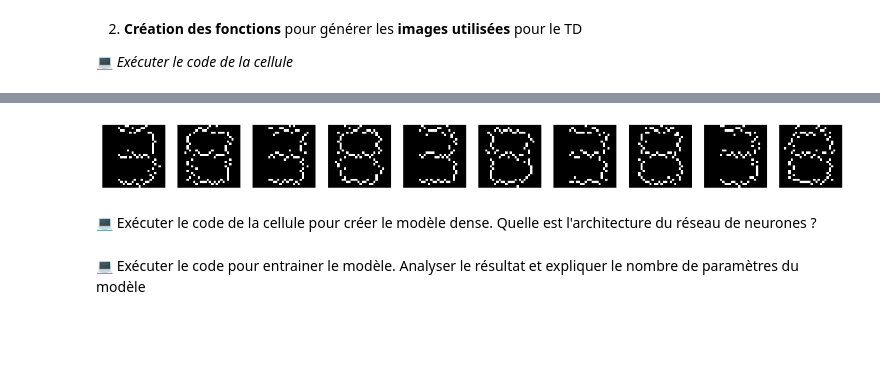
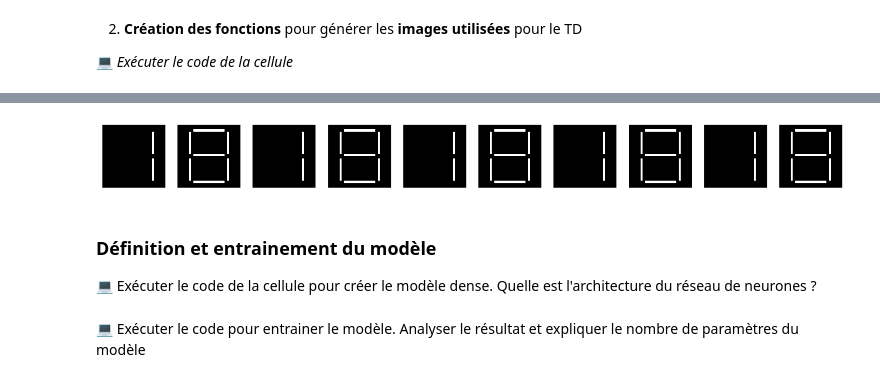
Before and after one commit to Pierre-Loic/phelma-sicom-3PMPOLS6-td, a Jupyter notebook: content/TD_2_1.ipynb, the cells around one changed output, grey strips where cells are left out. Saved outputs shown, nothing was run; the diff lists cells and outputs as text; code cells hidden in the pictures; blank space fills up the shorter version.

```diff
--- a/content/TD_2_1.ipynb
+++ b/content/TD_2_1.ipynb
@@ -98,13 +102,17 @@ def create_dataset(nb_train=6000, nb_test=1000, val=(3, 15), sigma=1, all_nb=Fal
 # %%
-(x_train, y_train, x_test, y_test) = create_dataset(val=(3, 8), sigma=1, all_nb=False)
+val = (1, 8)
+
+(x_train, y_train, x_test, y_test) = create_dataset(val=val, sigma=.1, all_nb=False)
 fig, axs = plt.subplots(1, 10, figsize=(15, 15))
 for i in range(10):
     axs[i].imshow(x_train[i], cmap='gray')
     axs[i].axis('off')
 plt.show()
 # %% [output]
-[figure, old version]
+[figure, new version]
 # %% [markdown]
+### Définition et entrainement du modèle
+
 💻 Exécuter le code de la cellule pour créer le modèle dense. Quelle est l'architecture du réseau de neurones ?
 # %%
 def fcn(input_shape=(28, 28, 1), output=1, activation="sigmoid"):
```
Also changed, not shown: parts of 20 cells of this notebook, 2 other files.
